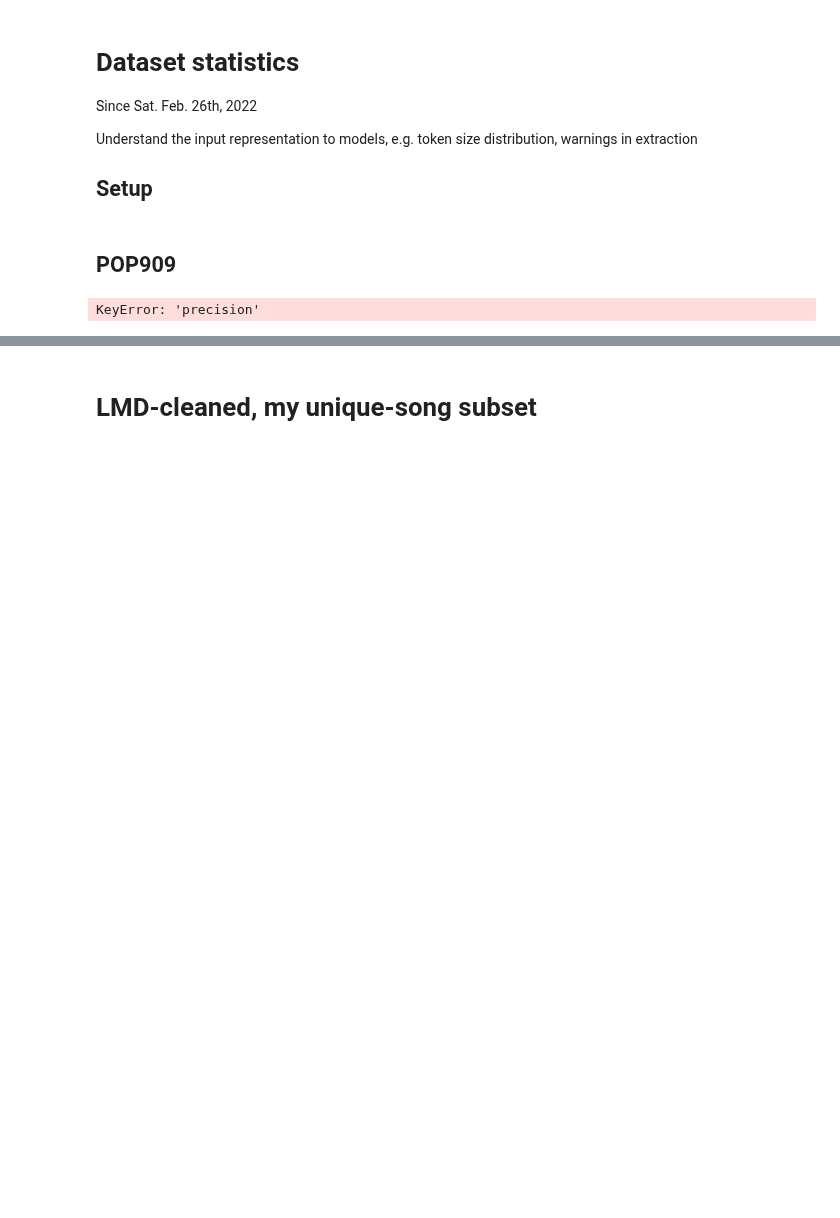
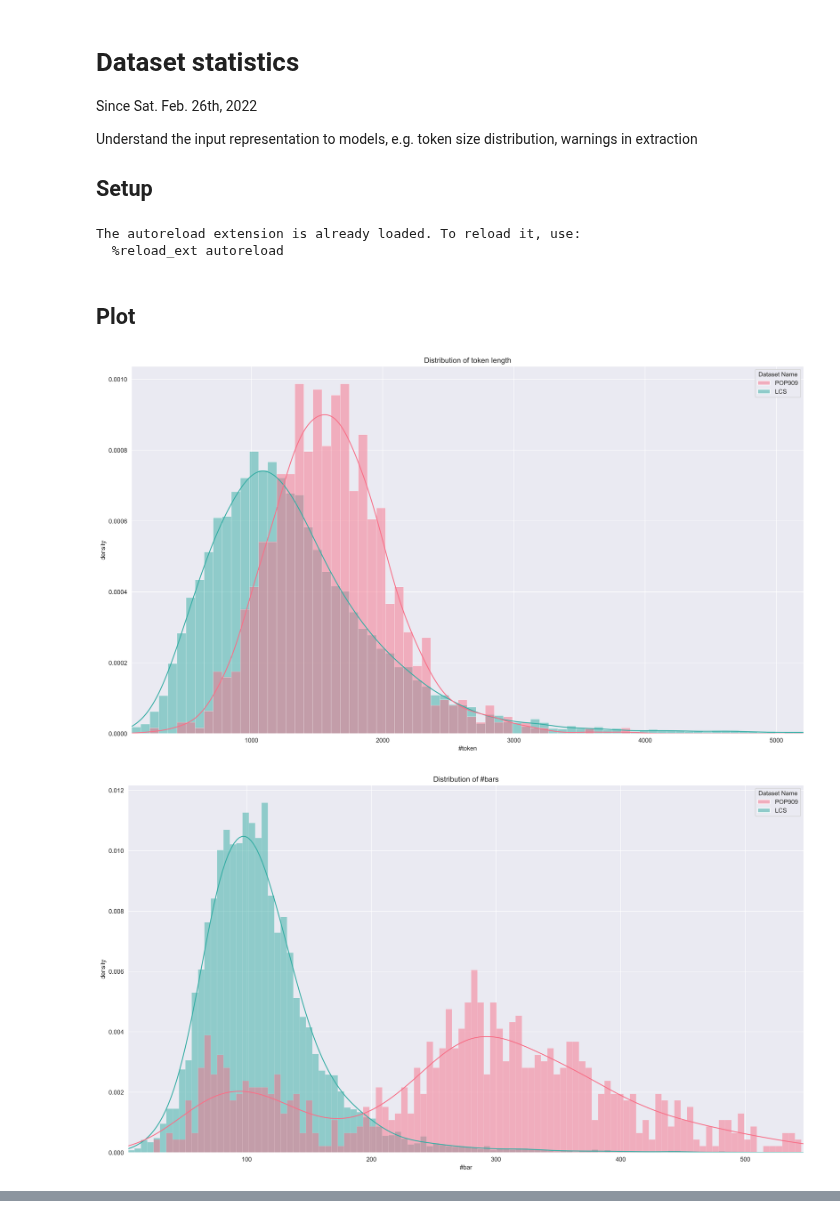
Before and after one commit to StefanHeng/Symbolic-Music-Generation, a Jupyter notebook: notebook/visualize/dataset_stats.ipynb, the cells around one changed output, grey strips where cells are left out. Cells and saved outputs as stored; diff of their text form; code cells hidden in the pictures; blank space fills up the shorter version.

Commit message:
Update: visualize stats

```diff
--- a/notebook/visualize/dataset_stats.ipynb
+++ b/notebook/visualize/dataset_stats.ipynb
@@ -13,30 +13,40 @@ Understand the input representation to models, e.g. token size distribution, war
 %autoreload 2
 
 
-from icecream import ic
 
-from musicnlp.util import *
+import os
+
+import matplotlib.pyplot as plt
+
+import musicnlp.util.music as music_util
 from musicnlp.postprocess import MusicVisualize
 
 
-plt.rcParams['figure.dpi'] = 200
+plt.rc('figure', dpi=200)
+# %% [output]
+The autoreload extension is already loaded. To reload it, use:
+  %reload_ext autoreload
 # %% [markdown]
-## POP909
+## Plot
 # %%
-fnm = 'musicnlp music extraction, dnm=POP909, n=909, meta={mode=melody, prec=5, th=1}, 2022-04-10_12-51-01.json'
-
-fnm = os.path.join(get_processed_path(), fnm)
-mv = MusicVisualize(fnm)
+fnm_909 = 'musicnlp music extraction, dnm=POP909, n=909, meta={mode=melody, prec=5, th=1}, 2022-04-10_12-51-01.json'
+fnm_lmd = 'musicnlp music extraction, dnm=LMD-cleaned-subset, ' \
+          'n=10269, meta={mode=melody, prec=5, th=1}, 2022-04-10_19-49-52.json'
+fnms = [os.path.join(music_util.get_processed_path(), dnm) for dnm in [fnm_909, fnm_lmd]]
+cnm = 'music visualize cache'
+mv = MusicVisualize(filename=fnms, dataset_name=['POP909', 'LCS'], hue_by_dataset=True, cache=cnm)
 
 
-mv.token_length_dist()
-mv.bar_count_dist()
-mv.tuplet_count_dist()
-mv.song_duration_dist()
+args = dict(stat='density', upper_percentile=True)
+mv.token_length_dist(**args)
+mv.bar_count_dist(**args)
+mv.tuplet_count_dist(**args)
+mv.song_duration_dist(**args)
 mv.time_sig_dist()
-mv.tempo_dist()
-mv.note_pitch_dist()
-mv.note_duration_dist()
+mv.tempo_dist(stat='density')
+mv.note_pitch_dist(stat='density')
+mv.note_duration_dist(stat='density')
 mv.warning_type_dist()
 # %% [output]
-KeyError: 'precision'
+[figure, added]
+[figure, added]
@@ -43,2 +59,0 @@ KeyError: 'precision'
-# %% [markdown]
-# LMD-cleaned, my unique-song subset
```
Also changed, not shown: parts of 2 cells of this notebook, 3 other files.
